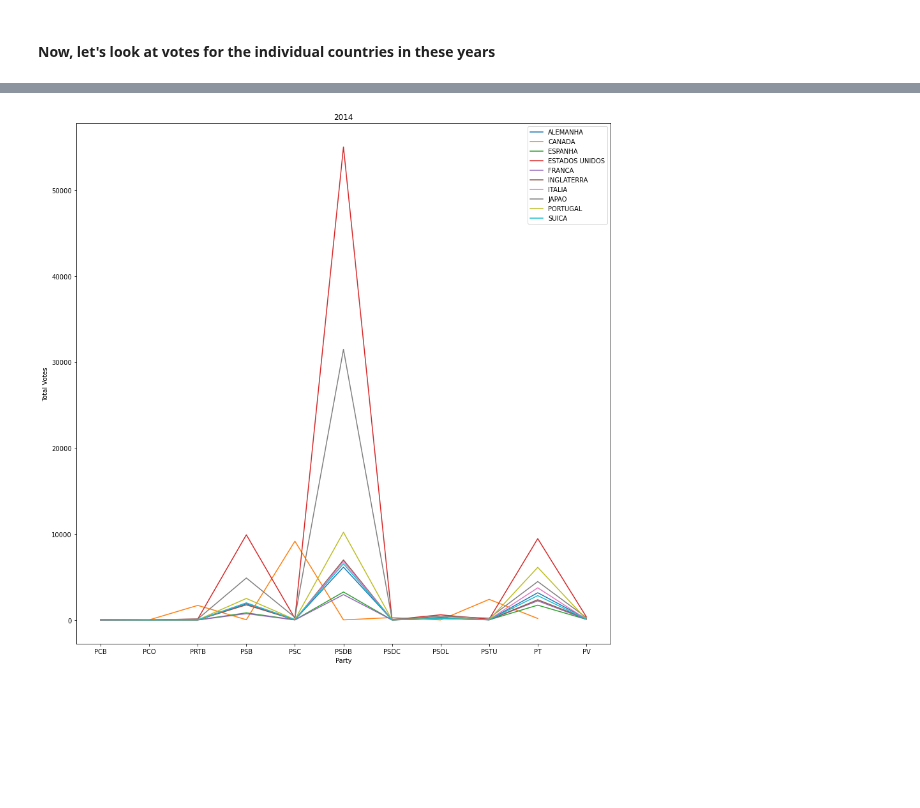
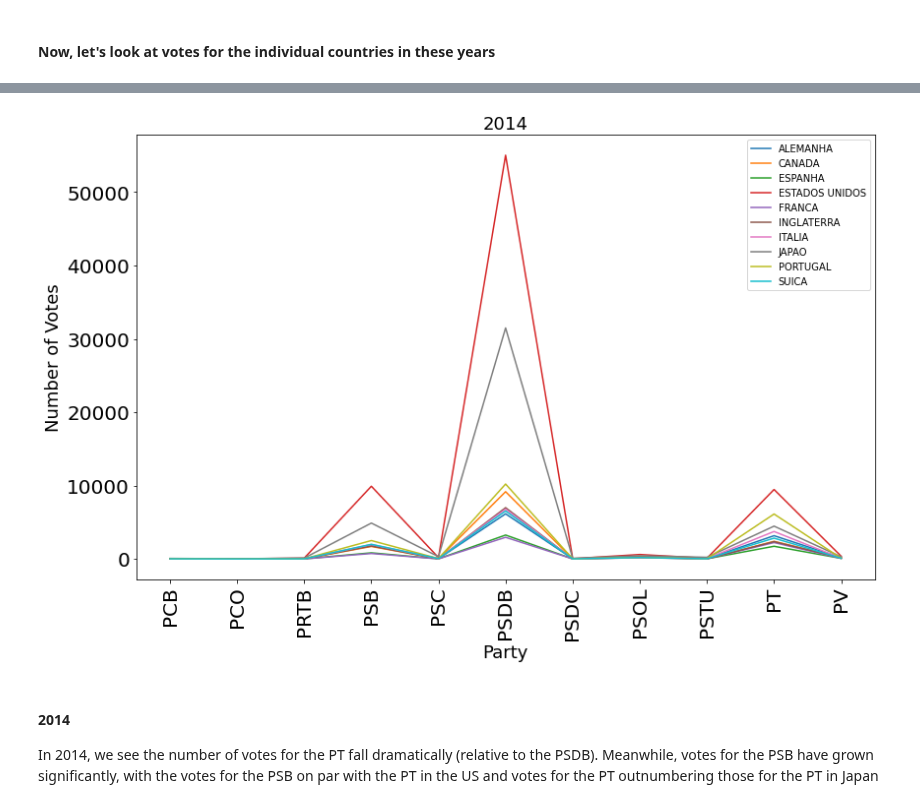
Before and after one commit to BU-Spark/ds-boston-bpda-br-election, a Jupyter notebook: TEAM1/src/votingdata.ipynb, the cells around one changed output, grey strips where cells are left out. Drawn from its saved outputs; the diff is of its cells as text; code cells hidden in the pictures; blank space fills up the shorter version.

```diff
--- a/TEAM1/src/votingdata.ipynb
+++ b/TEAM1/src/votingdata.ipynb
@@ -478,10 +498,0 @@ for country in countries:
-# %%
-# fig, axes = plt.subplots(nrows=2, ncols=2, figsize=(20,20))
-countries = top_10.municipality_name.unique()
-
-#Set X Ticks
-plt.xticks(range(0, top_10["party_initials"].nunique()), top_10["party_initials"].unique(), rotation=90)
-
-#2010
-for country in countries:
-    top_10[(top_10["election_year"] == 2010) & (top_10["municipality_name"]==country)].groupby(["party_initials"]).number_of_votes.sum().plot(kind="line", label = country, legend=True, title="2010", figsize=(15,15), xlabel="Party", ylabel="Total Votes")
@@ -490,13 +536,35 @@ for country in countries:
 # %%
-# fig, axes = plt.subplots(nrows=2, ncols=2, figsize=(20,20))
 countries = top_10.municipality_name.unique()
+parties = top_10[(top_10["election_year"] == 2014)].party_initials.unique()
+parties.sort()
+votes = [0 for i in range(len(parties))]
 
-#Set X Ticks
-plt.xticks(range(0, top_10["party_initials"].nunique()), top_10["party_initials"].unique(), rotation=90)
 
-#2014
+plt.figure(figsize=(12,8))
+#2006
 for country in countries:
-    top_10[(top_10["election_year"] == 2014) & (top_10["municipality_name"]==country)].groupby(["party_initials"]).number_of_votes.sum().plot(kind="line", label = country, legend=True, title="2014", figsize=(15,15), xlabel="Party", ylabel="Total Votes")
+    country_data = top_10[(top_10["election_year"] == 2014) & (top_10["municipality_name"]==country)]
+    for idx, party in enumerate(parties):
+        vote_total = country_data[country_data["party_initials"] == party].number_of_votes.sum()
+        votes[idx] = vote_total
+
+    plt.plot(parties, votes, label=country)
+
+
+plt.xticks(parties, [str(i) for i in parties], rotation=90)
+
+#set parameters for tick labels
+plt.tick_params(axis='x', which='major', labelsize=20)
+plt.tick_params(axis='y', which='major', labelsize=20)
+plt.legend(loc='best', prop={'size': 10})
+plt.xlabel("Party", fontsize=18)
+plt.ylabel("Number of Votes", fontsize=18)
+plt.title("2014", fontsize=18)
+plt.tight_layout()
+# plt.savefig("../readme_images/top10_votes_2014.png", facecolor='w')
 # %% [output]
-[figure, old version]
+[figure, new version]
+# %% [markdown]
+#### 2014
+In 2014, we see the number of votes for the PT fall dramatically (relative to the PSDB). Meanwhile, votes for the PSB have grown significantly, with the votes for the PSB on par with the PT in the US and votes for the PT outnumbering those for the PT in Japan
 # %%
```
Also changed, not shown: parts of 8 cells of this notebook, 5 other files.
